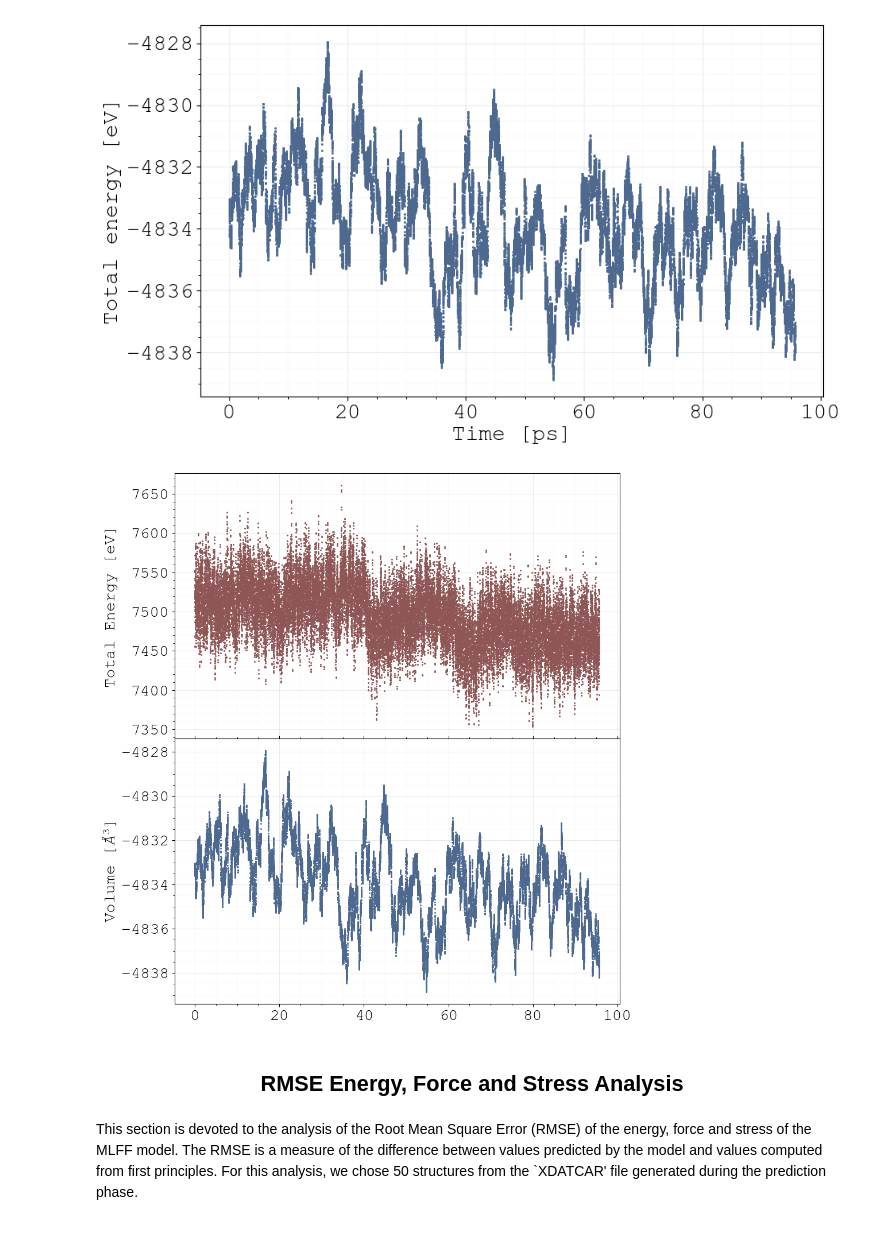
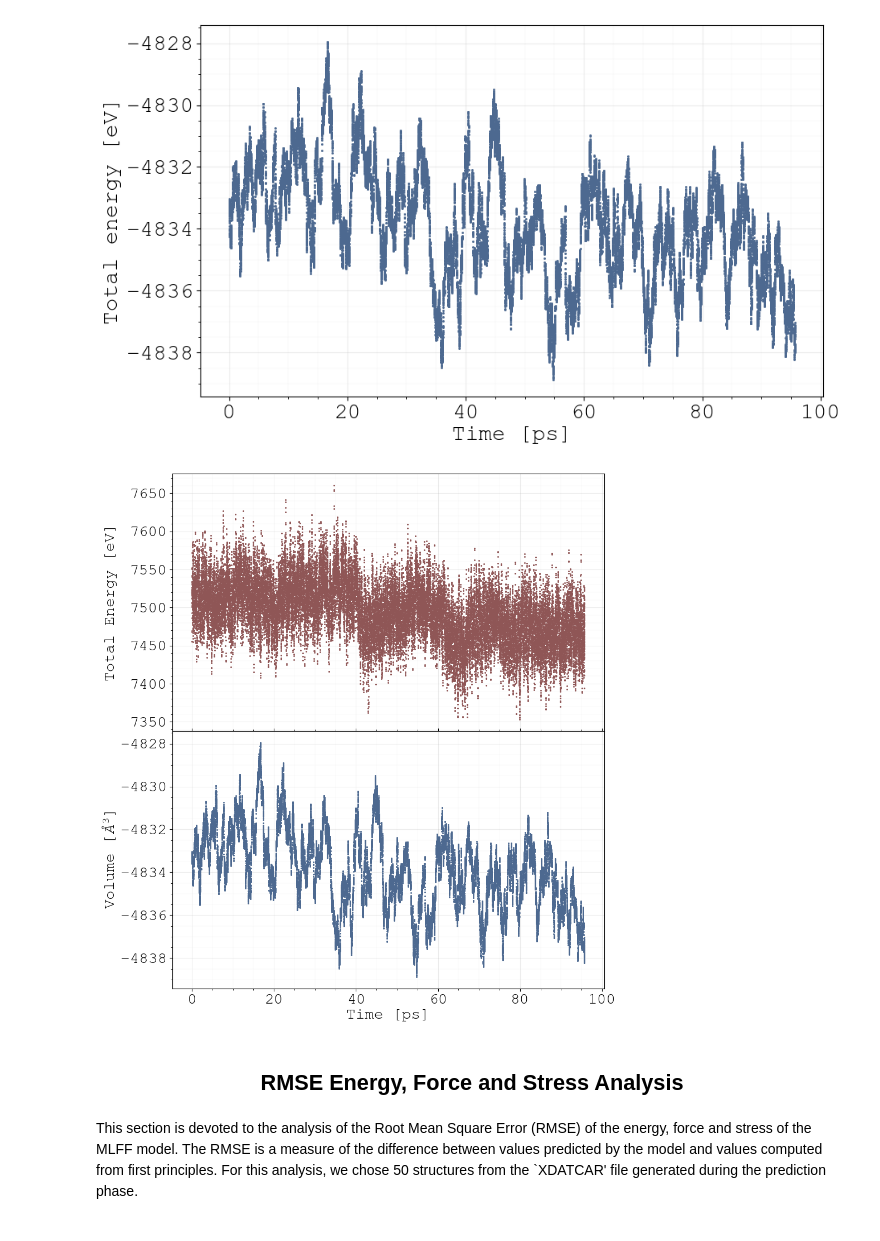
Before and after one commit to quantum-gabo/bachelor-thesis, a Jupyter notebook: notebooks/thesis-figures.ipynb, the cells around one changed output. Drawn from its saved outputs; the diff is of its cells as text; code cells hidden in the pictures.

```diff
--- a/notebooks/thesis-figures.ipynb
+++ b/notebooks/thesis-figures.ipynb
@@ -634,34 +634,35 @@ fig, axs = plt.subplots(nrows=2, ncols=1, figsize=(10, 12), sharex=True)
 axs[0].scatter(time[:volume_pred_dat.shape[0]], volume_pred_dat.iloc[:, 0].values, label='Volume', color=dataset_colors[3],
             edgecolors=dataset_line_colors[3] ,s=5, marker='.', zorder=3
             )
 
 axs[0].set_ylabel(r'Total Energy [eV]')
 axs[0].grid(True, which='major', linestyle='-', linewidth=0.75, alpha=0.25)
 axs[0].minorticks_on()
 axs[0].grid(True, which='minor', linestyle='-', linewidth=0.25, alpha=0.15)
 axs[0].set_axisbelow(True)
 
 # --- Second subplot: Force RMSE ---
 axs[1].scatter(time[:volume_pred_dat.shape[0]], toten_pred_dat.iloc[:, 0].values, label = 'Total Energy', color = dataset_colors[4],
             edgecolors=dataset_line_colors[4] ,s=5, marker='.', zorder=3)
 
 axs[1].set_ylabel(r'Volume [$\AA^3$]')
+axs[1].set_xlabel('Time [ps]')
 axs[1].grid(True, which='major', linestyle='-', linewidth=0.75, alpha=0.25)
 axs[1].minorticks_on()
 axs[1].grid(True, which='minor', linestyle='-', linewidth=0.25, alpha=0.15)
 axs[1].set_axisbelow(True)
 
 
 # Align layout
 fig.align_ylabels(axs)
 #plt.tight_layout()
 plt.subplots_adjust(hspace=0.0)  # Reduce vertical space to make them feel joined
 for ax in axs[1:]:
     ax.xaxis.set_tick_params(which='both', bottom=True, top=True)
 fig.savefig("../tex-file/Figures/pred-stats.png", dpi = 300, transparent = True, bbox_inches='tight')
 plt.show()
 # %% [output]
-[figure, old version]
+[figure, new version]
 # %% [markdown]
 <div class="header" style="text-align: center; margin-top: 20px; margin-bottom: 20px; font-family: Arial, sans-serif;">
     <h2>
```
Also changed, not shown: parts of 2 cells of this notebook, 13 other files.
